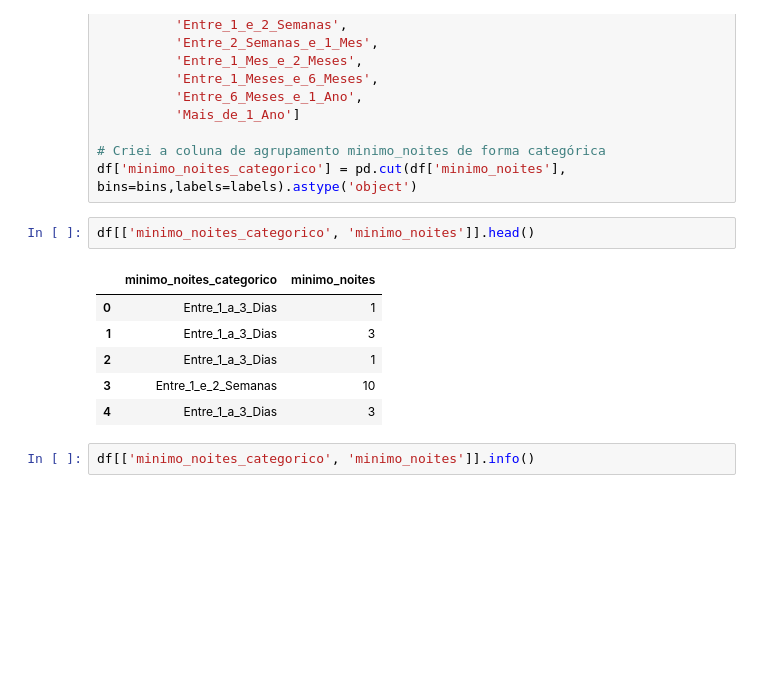
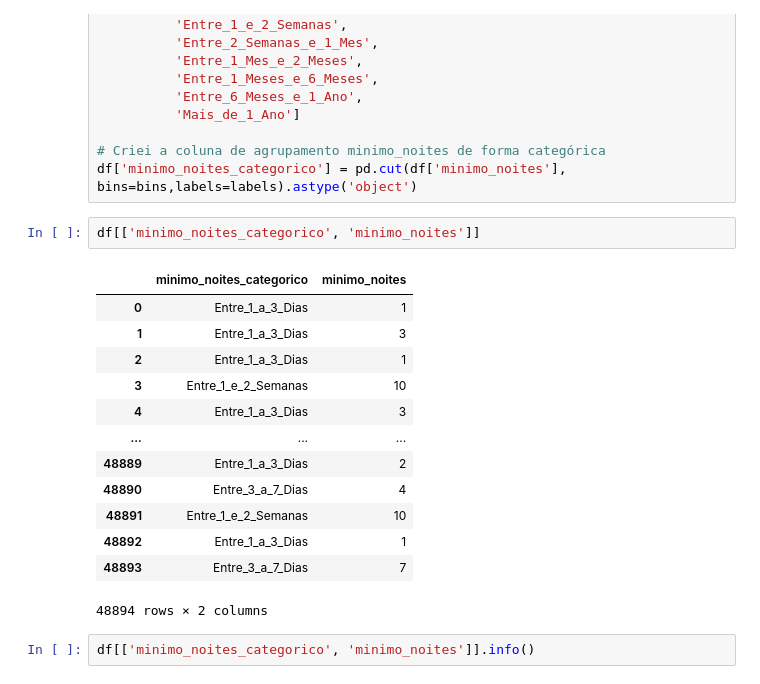
Before and after one commit to AurelioGuilherme/AmbienteDeDesenvolvimento, a Jupyter notebook: Notebooks/data_preparation.ipynb, the cells around one changed output. Cells and saved outputs as stored; diff of their text form; blank space fills up the shorter version.

```diff
--- a/Notebooks/data_preparation.ipynb
+++ b/Notebooks/data_preparation.ipynb
@@ -142,14 +144,21 @@ labels = ['Entre_1_a_3_Dias',
 # Criei a coluna de agrupamento minimo_noites de forma categórica
 df['minimo_noites_categorico'] = pd.cut(df['minimo_noites'], bins=bins,labels=labels).astype('object')
 # %%
-df[['minimo_noites_categorico', 'minimo_noites']].head()
+df[['minimo_noites_categorico', 'minimo_noites']]
 # %% [output]
 |  | minimo_noites_categorico | minimo_noites |
 | 0 | Entre_1_a_3_Dias | 1 |
 | 1 | Entre_1_a_3_Dias | 3 |
 | 2 | Entre_1_a_3_Dias | 1 |
 | 3 | Entre_1_e_2_Semanas | 10 |
 | 4 | Entre_1_a_3_Dias | 3 |
+| ... | ... | ... |
+| 48889 | Entre_1_a_3_Dias | 2 |
+| 48890 | Entre_3_a_7_Dias | 4 |
+| 48891 | Entre_1_e_2_Semanas | 10 |
+| 48892 | Entre_1_a_3_Dias | 1 |
+| 48893 | Entre_3_a_7_Dias | 7 |
+48894 rows × 2 columns
 # %%
 df[['minimo_noites_categorico', 'minimo_noites']].info()
 # %% [output]
```
Also changed, not shown: parts of 13 cells of this notebook, 3 other files.
